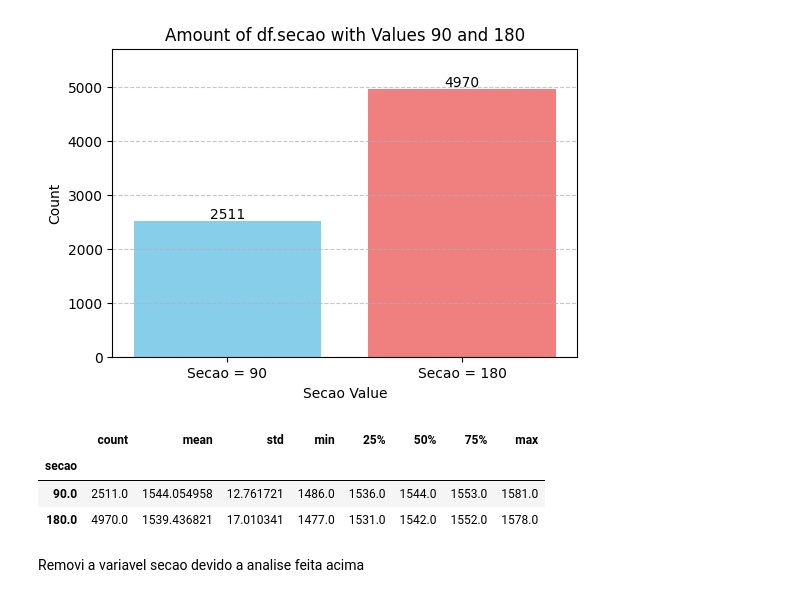
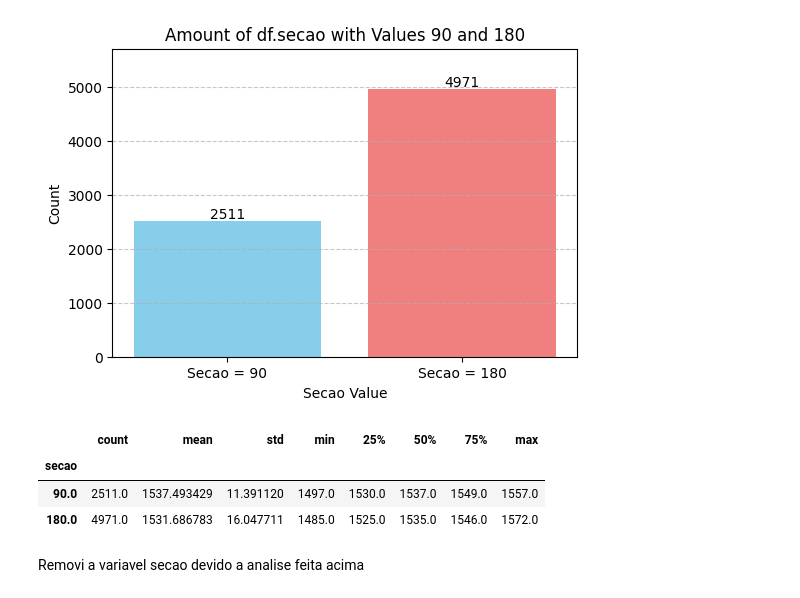
Before and after one commit to AlexiaOberdiek/Projeto-Evcomx, a Jupyter notebook: NotebookOrganizado.ipynb, the cells around one changed output. Cells and saved outputs as stored; diff of their text form; code cells hidden in the pictures.

Commit message:
Organizando os dataframes e removendo algumas coisas

```diff
--- a/NotebookOrganizado.ipynb
+++ b/NotebookOrganizado.ipynb
@@ -127,3 +129,18 @@ dtype: int64
+# %%
+# Converter colunas de identificação e restrição para o tipo de dado correto (strings)
+id_cols = ['acoatual', 'qualidade', 'panela']
+for col in id_cols:
+    df[col] = df[col].astype(str)
+
+num_cols = ['al_min', 'c_min', 'c_max', 'n_min', 's_min', 'sequencia', 'sequenciatotal',
+            'vidapanela', 'tempociclo', 'tempovacuototal', 'temperaturaliquidus',
+            'velocidadeobjetivada', 'sugestaomodelolegado',
+            'temperaturasaidafp', 'temperaturaobjetivada']
+for col in num_cols:
+    df[col] = pd.to_numeric(df[col], errors='coerce') # 'coerce' substitui erros por NaN
+real_cols = ['temperaturamediareal', 'velocidadereal']
+for col in real_cols:
+    df[col] = pd.to_numeric(df[col], errors='coerce')
 # %% [markdown]
 # **Análise exploratória**
 # %%
@@ -158,6 +163,0 @@ plt.show()
-# %%
-df = df[(df.temperaturamediareal > 500)]
-plt.figure(figsize=(2, 3))
-plt.boxplot(df.temperaturamediareal)
-plt.title("Box Plot temperaturamediareal")
-plt.show()
@@ -224,15 +222,15 @@ except Exception as e:
 [figure]
 # %%
 # Calculate mean temperaturamediareal for secao 90 and 180
-mean_90 = df.loc[df['secao'] == 90, 'temperaturamediareal'].mean()
-mean_180 = df.loc[df['secao'] == 180, 'temperaturamediareal'].mean()
+mean_90 = df.loc[df['secao'] == 90, 'temperaturaobjetivada'].mean()
+mean_180 = df.loc[df['secao'] == 180, 'temperaturaobjetivada'].mean()
 
-df.groupby('secao')['temperaturamediareal'].describe()
+df.groupby('secao')['temperaturaobjetivada'].describe()
 # %% [output]
 |  | count | mean | std | min | 25% | 50% | 75% | max |
 | secao |  |  |  |  |  |  |  |  |
-| 90.0 | 2511.0 | 1544.054958 | 12.761721 | 1486.0 | 1536.0 | 1544.0 | 1553.0 | 1581.0 |
-| 180.0 | 4970.0 | 1539.436821 | 17.010341 | 1477.0 | 1531.0 | 1542.0 | 1552.0 | 1578.0 |
+| 90.0 | 2511.0 | 1537.493429 | 11.391120 | 1497.0 | 1530.0 | 1537.0 | 1549.0 | 1557.0 |
+| 180.0 | 4971.0 | 1531.686783 | 16.047711 | 1485.0 | 1525.0 | 1535.0 | 1546.0 | 1572.0 |
 # %% [markdown]
 Removi a variavel secao devido a analise feita acima
 # %%
```
Also changed, not shown: parts of 26 cells of this notebook, 1 other file.
